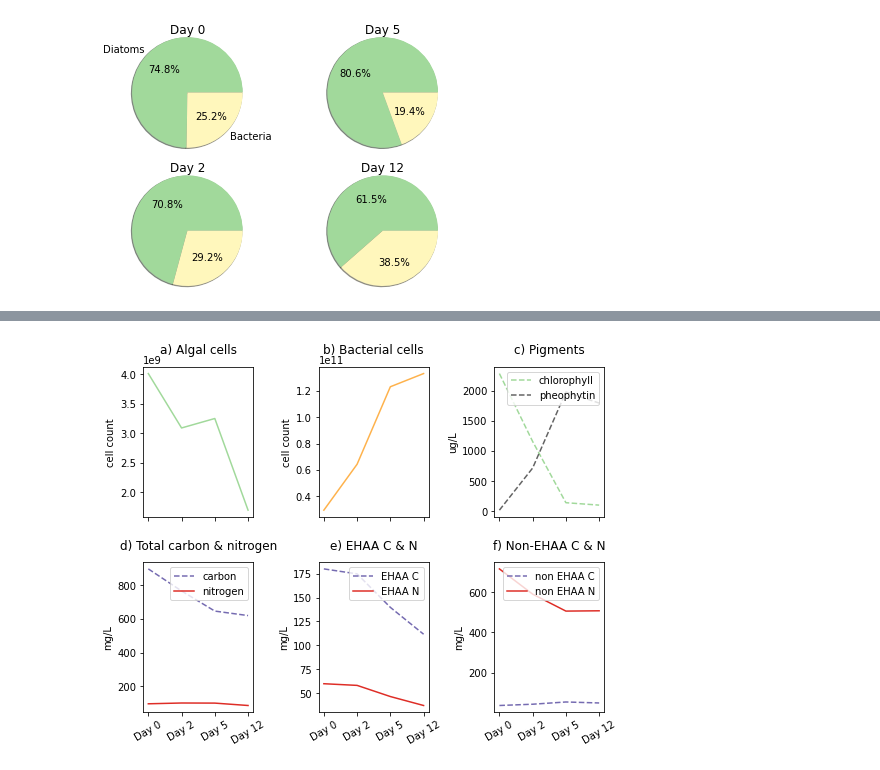
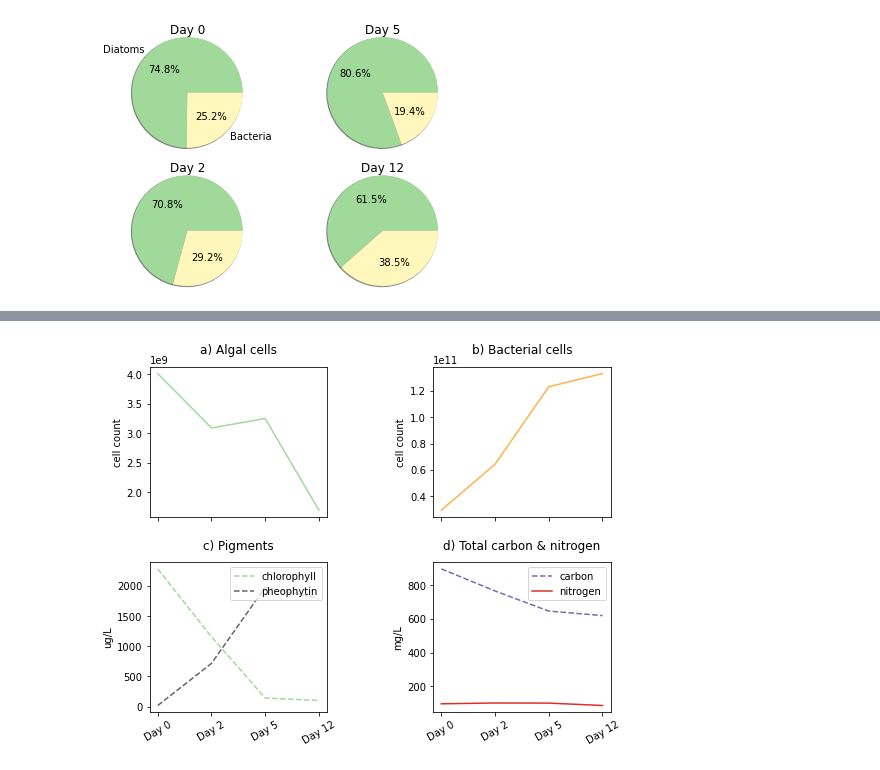
Before and after one commit to MeganEDuffy/rot-mayer, a Jupyter notebook: notebooks/Protein_piechart.ipynb, the cells around one changed output, grey strips where cells are left out. Cells and saved outputs as stored; diff of their text form; code cells hidden in the pictures.

Commit message:
removed ehaa from fig1

```diff
--- a/notebooks/Protein_piechart.ipynb
+++ b/notebooks/Protein_piechart.ipynb
@@ -95,69 +95,70 @@ df.head(4)
 # %%
 #plot individual lines
 
-fig, ax = plt.subplots(2, 3, sharex = True, figsize=(8, 6))
+fig, ax = plt.subplots(2, 2, sharex = True, figsize=(8, 6))
 
 # Algal cells:
 
 ax[0][0].plot(df['algal_cells'], color = '#a1d99b', label='Algal cells')
-ax[0, 0].set_title('a) Algal cells', pad=13)
-ax[0, 0].set_ylabel('cell count')
+ax[0][0].set_title('a) Algal cells', pad=13)
+ax[0][0].set_ylabel('cell count')
 
 # Bacterial cells:
 
 ax[0][1].plot(df['bacterial_cells'], color = '#feb24c', label='Bacterial cells')
-ax[0, 1].set_title('b) Bacterial cells', pad=13)
-ax[0, 1].set_ylabel('cell count')
+ax[0][1].set_title('b) Bacterial cells', pad=13)
+ax[0][1].set_ylabel('cell count')
 
 # Pigments
 
-ax[0,2].plot(df['chl'], color = '#a1d99b', linestyle='dashed', label='chlorophyll')
-ax[0,2].set_title('c) Pigments', pad=13)
-ax[0,2].set_ylabel('ug/L')
-ax[0,2].set_xticklabels(df.index, rotation = 30)
-ax[0,2].legend(loc="upper right")
-ax[0,2].plot(df['pheo'], color = '#636363', linestyle='dashed', label='pheophytin')
-ax[0,2].legend(loc="upper right")
+ax[1,0].plot(df['chl'], color = '#a1d99b', linestyle='dashed', label='chlorophyll')
+ax[1,0].set_title('c) Pigments', pad=13)
+ax[1,0].set_ylabel('ug/L')
+ax[1,0].set_xticklabels(df.index, rotation = 30)
+ax[1,0].legend(loc="upper right")
+ax[1,0].plot(df['pheo'], color = '#636363', linestyle='dashed', label='pheophytin')
+ax[1,0].legend(loc="upper right")
 
 # Total C & N
 
-ax[1,0].plot(df['carbon'], color = '#756bb1', linestyle='dashed', label='carbon')
-ax[1,0].plot(df['nitrogen'], color = '#de2d26', label='nitrogen')
-ax[1,0].set_title('d) Total carbon & nitrogen', pad=13)
-ax[1,0].set_ylabel('mg/L')
-ax[1,0].set_xticklabels(df.index, rotation = 30)
-ax[1,0].legend(loc="upper right")
-
-# EHAA C & N
-
-ax[1,1].plot(df['ehaa_c'], color = '#756bb1', linestyle='dashed', label='EHAA C')
-ax[1,1].plot(df['ehaa_n'], color = '#de2d26', label='EHAA N')
-ax[1,1].set_title('e) EHAA C & N', pad=13)
+ax[1,1].plot(df['carbon'], color = '#756bb1', linestyle='dashed', label='carbon')
+ax[1,1].plot(df['nitrogen'], color = '#de2d26', label='nitrogen')
+ax[1,1].set_title('d) Total carbon & nitrogen', pad=13)
 ax[1,1].set_ylabel('mg/L')
 ax[1,1].set_xticklabels(df.index, rotation = 30)
 ax[1,1].legend(loc="upper right")
 
+# EHAA C & N
+# Decided to take out - June 2021
+
+#ax[1,1].plot(df['ehaa_c'], color = '#756bb1', linestyle='dashed', label='EHAA C')
+#ax[1,1].plot(df['ehaa_n'], color = '#de2d26', label='EHAA N')
+#ax[1,1].set_title('e) EHAA C & N', pad=13)
+#ax[1,1].set_ylabel('mg/L')
+#ax[1,1].set_xticklabels(df.index, rotation = 30)
+#ax[1,1].legend(loc="upper right")
+
 # Total:EHAA C & N
 
-ax[1,2].plot(df['nonehaa_c'], color = '#756bb1', linestyle='dashed', label='non EHAA C')
-ax[1,2].plot(df['nonehaa_n'], color = '#de2d26', label='non EHAA N')
-ax[1,2].set_title('f) Non-EHAA C & N', pad=13)
-ax[1,2].set_ylabel('mg/L')
-ax[1,2].set_xticklabels(df.index, rotation = 30)
-ax[1,2].legend(loc="upper right")
+#ax[1,2].plot(df['nonehaa_c'], color = '#756bb1', linestyle='dashed', label='non EHAA C')
+#ax[1,2].plot(df['nonehaa_n'], color = '#de2d26', label='non EHAA N')
+#ax[1,2].set_title('f) Non-EHAA C & N', pad=13)
+#ax[1,2].set_ylabel('mg/L')
+#ax[1,2].set_xticklabels(df.index, rotation = 30)
+#ax[1,2].legend(loc="upper right")
 
 # set the spacing between subplots
 plt.subplots_adjust(left=0.1,
                     bottom=0.1,
                     right=0.9,
                     top=0.9,
                     wspace=0.6,
                     hspace=0.3)
 
 #fig.text(0.5, -0.09, 'Rot progression', size = 14, ha='center')
 
 #display plot
 #plt.legend()
 plt.show()
 # %% [output]
-[figure, old version]
+[figure, new version]
```
Also changed, not shown: 14 other files.
